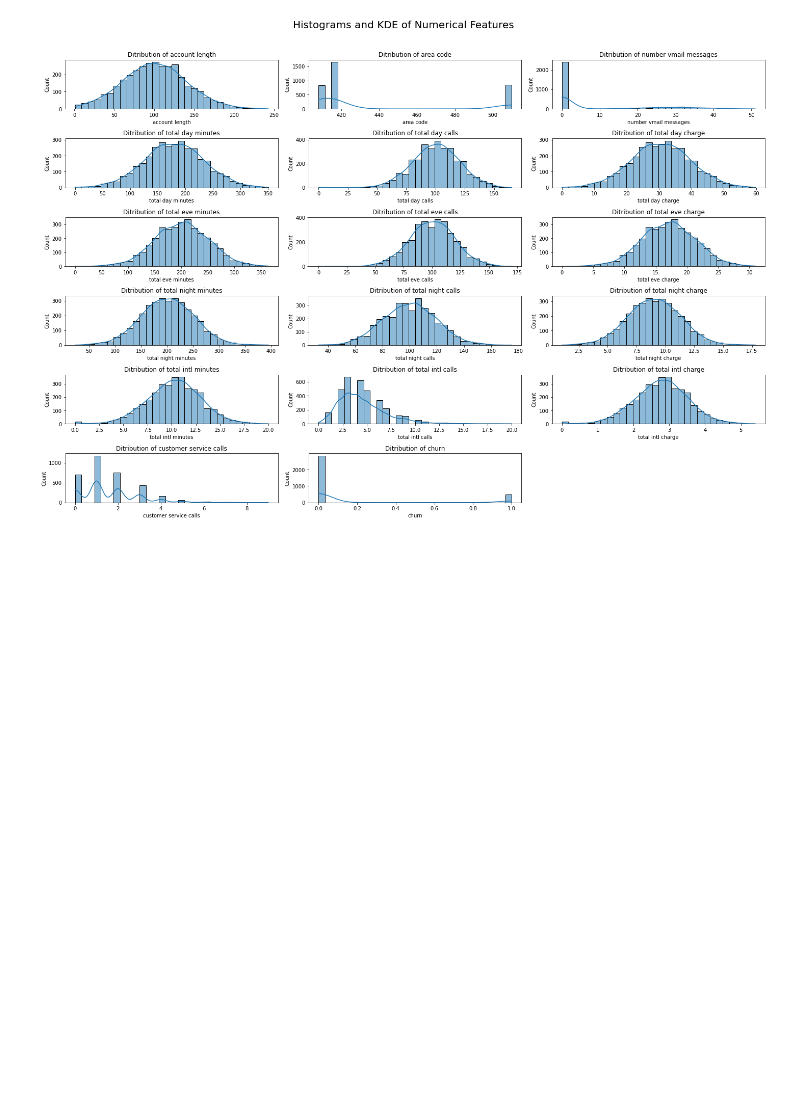
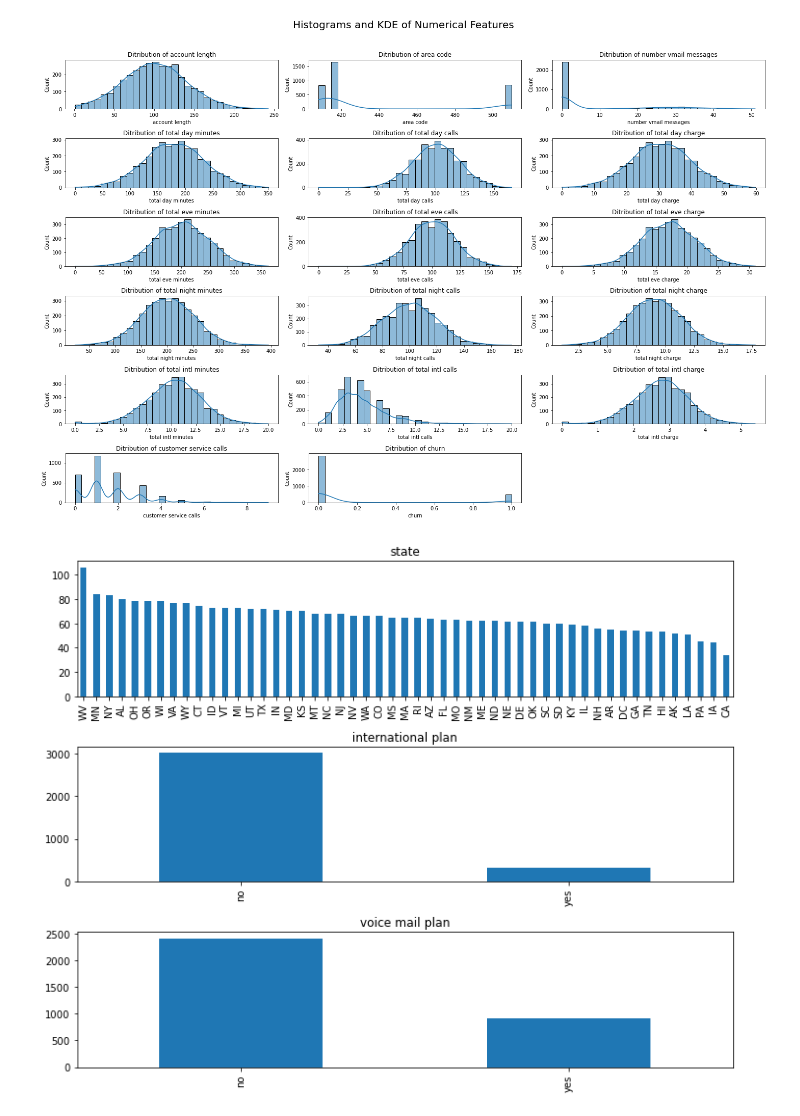
Before and after one commit to daveochieng8/Customer-Churn, a Jupyter notebook: index.ipynb, the cells around one changed output. Saved outputs shown, nothing was run; the diff lists cells and outputs as text; code cells hidden in the pictures; blank space fills up the shorter version.

```diff
--- a/index.ipynb
+++ b/index.ipynb
@@ -210,3 +209,24 @@ plt.tight_layout(rect=[0, 0, 1, 0.96])
 plt.show()
 # %% [output]
 [figure]
+# %%
+# Visualizing categorical features
+
+# Create the figure and axis objects
+fig, ax = plt.subplots(nrows= 3, ncols= 1, figsize=(10, 8))
+
+# Flatten the axis array so that it can be iterated over easily
+ax = ax.flatten()
+
+# Loop over the columns and plot a density graph for each one
+
+columns = categorical_df.columns.tolist()
+
+for i, col in enumerate (columns):
+    categorical_df[col].value_counts().plot(kind="bar", ax=ax[i])
+    ax[i].set_title(col)
+
+# Adjust the spacing between the subplots
+fig.tight_layout()
+# %% [output]
+[figure, added]
```
Also changed, not shown: parts of 4 cells of this notebook.
